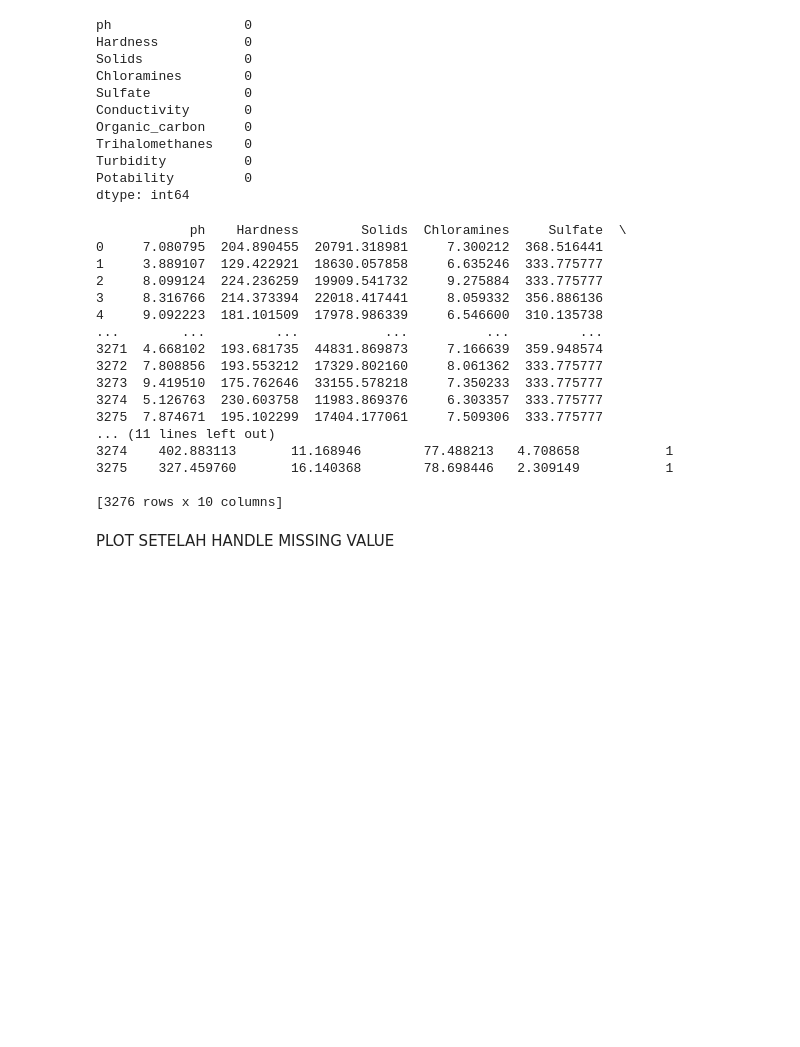
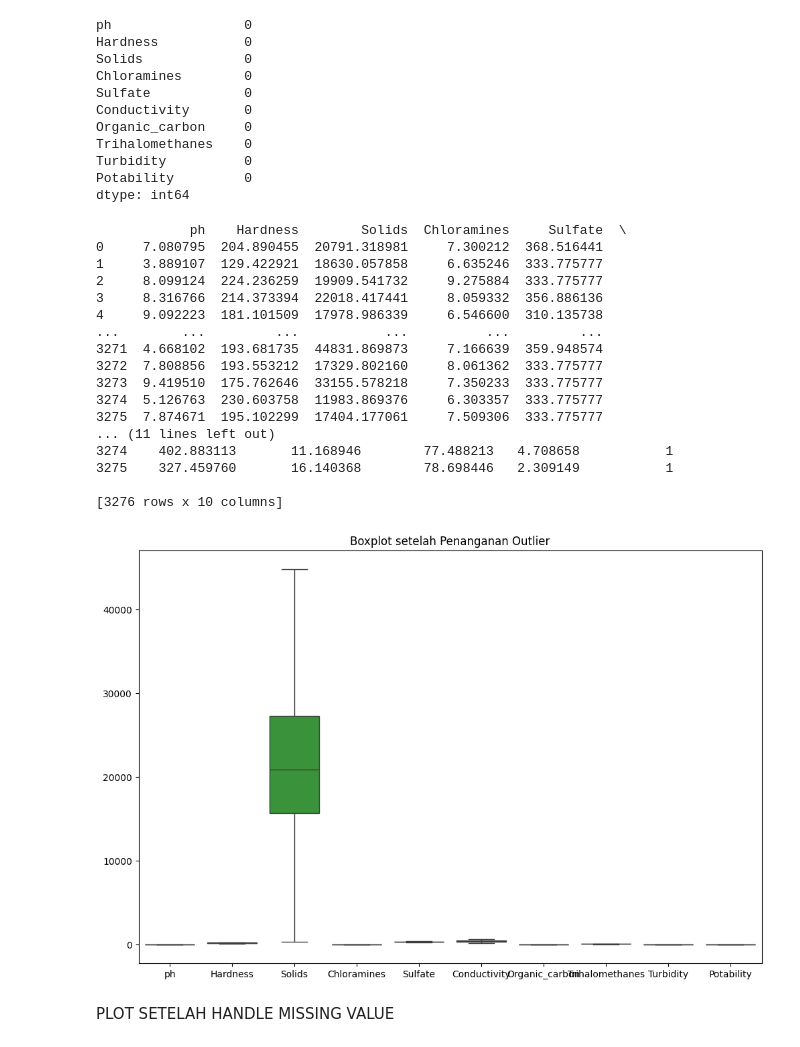
Before and after one commit to AirlanggaDS/ProjectUAS_AVD, a Jupyter notebook: Praprocessing.ipynb, the cells around one changed output. Cells and saved outputs as stored; diff of their text form; code cells hidden in the pictures; blank space fills up the shorter version.

```diff
--- a/Praprocessing.ipynb
+++ b/Praprocessing.ipynb
@@ -216,33 +216,38 @@ def handle_outliers(column):
     upper_bound = Q3 + 1.5 * IQR
 
     # Menangani outlier
     df[column] = df[column].apply(lambda x: lower_bound if x < lower_bound else (upper_bound if x > upper_bound else x))
 
 # Loop untuk mendeteksi dan menangani outlier pada setiap kolom numerik
 numeric_columns = df.select_dtypes(include=['float64']).columns
 for column in numeric_columns:
     handle_outliers(column)
 
 # Menampilkan data setelah menangani outlier
 print(df)
+plt.figure(figsize=(12, 8))
+sns.boxplot(data=df)
+plt.title('Boxplot setelah Penanganan Outlier')
+plt.show()
 # %% [output]
             ph    Hardness        Solids  Chloramines     Sulfate  \
 0     7.080795  204.890455  20791.318981     7.300212  368.516441
 1     3.889107  129.422921  18630.057858     6.635246  333.775777
 2     8.099124  224.236259  19909.541732     9.275884  333.775777
 3     8.316766  214.373394  22018.417441     8.059332  356.886136
 4     9.092223  181.101509  17978.986339     6.546600  310.135738
 ...        ...         ...           ...          ...         ...
 3271  4.668102  193.681735  44831.869873     7.166639  359.948574
 3272  7.808856  193.553212  17329.802160     8.061362  333.775777
 3273  9.419510  175.762646  33155.578218     7.350233  333.775777
 3274  5.126763  230.603758  11983.869376     6.303357  333.775777
 3275  7.874671  195.102299  17404.177061     7.509306  333.775777
 ... (11 lines left out)
 3274    402.883113       11.168946        77.488213   4.708658           1
 3275    327.459760       16.140368        78.698446   2.309149           1
 
 [3276 rows x 10 columns]
+[figure, added]
 # %% [markdown]
 PLOT SETELAH HANDLE MISSING VALUE
 # %%
```
Also changed, not shown: 1 other file.
